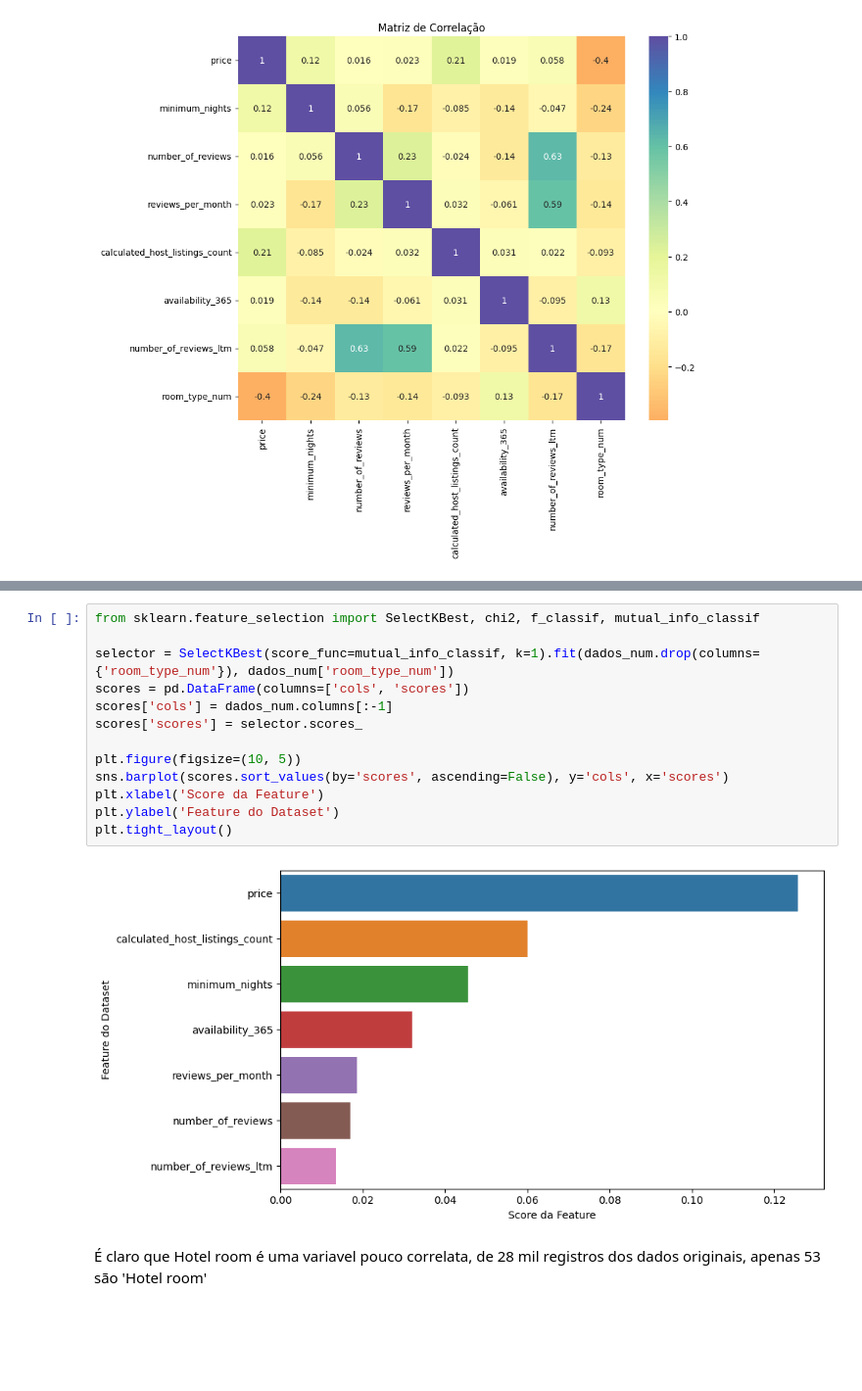
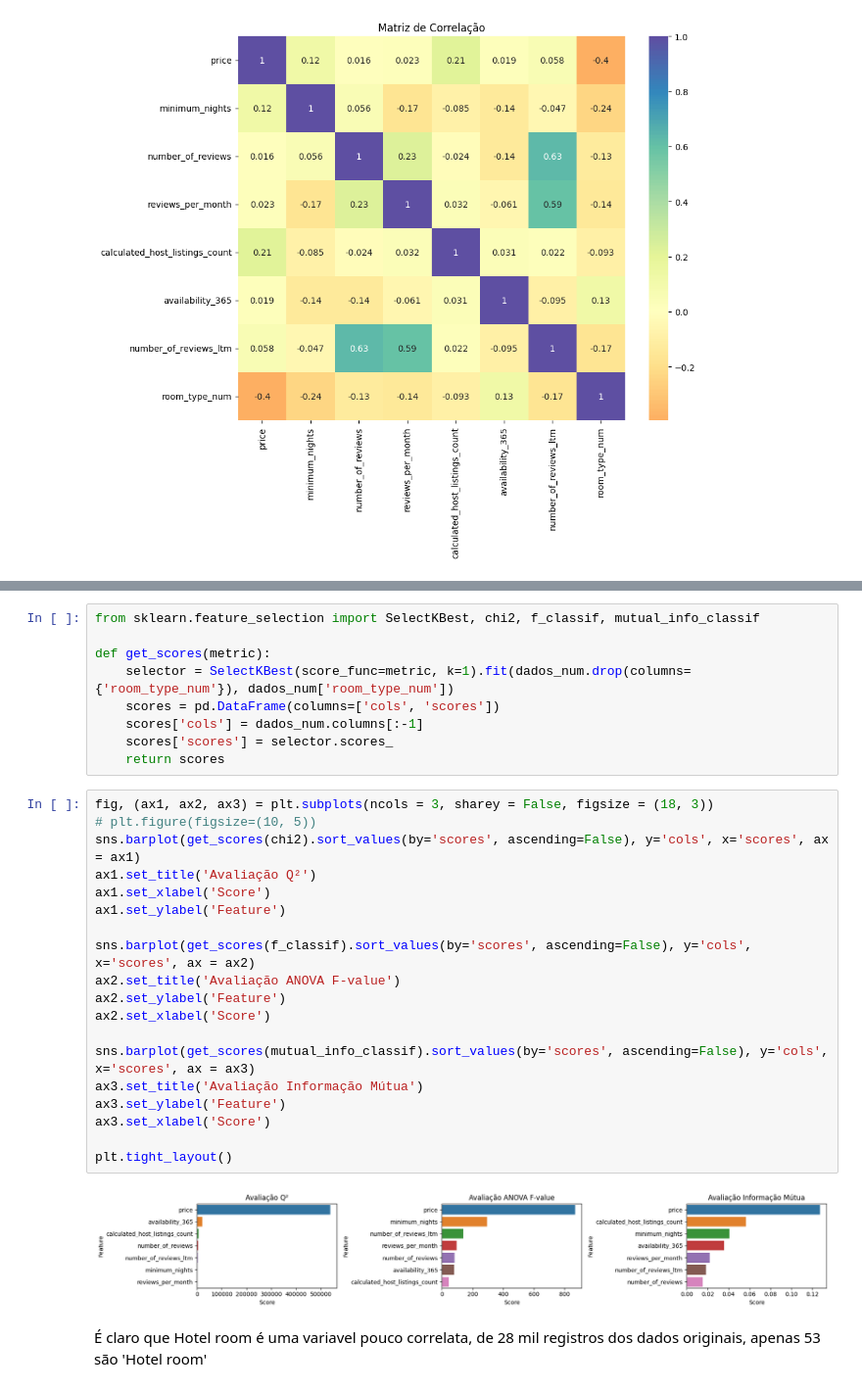
Before and after one commit to glauciapamponet/AirbnbAnalisys, a Jupyter notebook: airbnb-analysis.ipynb, the cells around one changed output, grey strips where cells are left out. Shown: that part at 98% size. Cells and saved outputs as stored; diff of their text form; blank space fills up the shorter version.

Commit message:
Kaggle Notebook | Trabalho CD | Pre processamento dos dados

```diff
--- a/airbnb-analysis.ipynb
+++ b/airbnb-analysis.ipynb
@@ -267,17 +223,32 @@ dados_num
 # %%
 from sklearn.feature_selection import SelectKBest, chi2, f_classif, mutual_info_classif
 
-selector = SelectKBest(score_func=mutual_info_classif, k=1).fit(dados_num.drop(columns={'room_type_num'}), dados_num['room_type_num'])
-scores = pd.DataFrame(columns=['cols', 'scores'])
-scores['cols'] = dados_num.columns[:-1]
-scores['scores'] = selector.scores_
-
-plt.figure(figsize=(10, 5))
-sns.barplot(scores.sort_values(by='scores', ascending=False), y='cols', x='scores')
-plt.xlabel('Score da Feature')
-plt.ylabel('Feature do Dataset')
-plt.tight_layout()
+def get_scores(metric):
+    selector = SelectKBest(score_func=metric, k=1).fit(dados_num.drop(columns={'room_type_num'}), dados_num['room_type_num'])
+    scores = pd.DataFrame(columns=['cols', 'scores'])
+    scores['cols'] = dados_num.columns[:-1]
+    scores['scores'] = selector.scores_
+    return scores
-# %% [output]
-[figure, removed]
+# %%
+fig, (ax1, ax2, ax3) = plt.subplots(ncols = 3, sharey = False, figsize = (18, 3))
+# plt.figure(figsize=(10, 5))
+sns.barplot(get_scores(chi2).sort_values(by='scores', ascending=False), y='cols', x='scores', ax = ax1)
+ax1.set_title('Avaliação Q²')
+ax1.set_xlabel('Score')
+ax1.set_ylabel('Feature')
+
+sns.barplot(get_scores(f_classif).sort_values(by='scores', ascending=False), y='cols', x='scores', ax = ax2)
+ax2.set_title('Avaliação ANOVA F-value')
+ax2.set_ylabel('Feature')
+ax2.set_xlabel('Score')
+
+sns.barplot(get_scores(mutual_info_classif).sort_values(by='scores', ascending=False), y='cols', x='scores', ax = ax3)
+ax3.set_title('Avaliação Informação Mútua')
+ax3.set_ylabel('Feature')
+ax3.set_xlabel('Score')
+
+plt.tight_layout()
+# %% [output]
+[figure, added]
 # %% [markdown]
 É claro que Hotel room é uma variavel pouco correlata, de 28 mil registros dos dados originais, apenas 53 são 'Hotel room'
```
Also changed, not shown: parts of 9 cells of this notebook.
